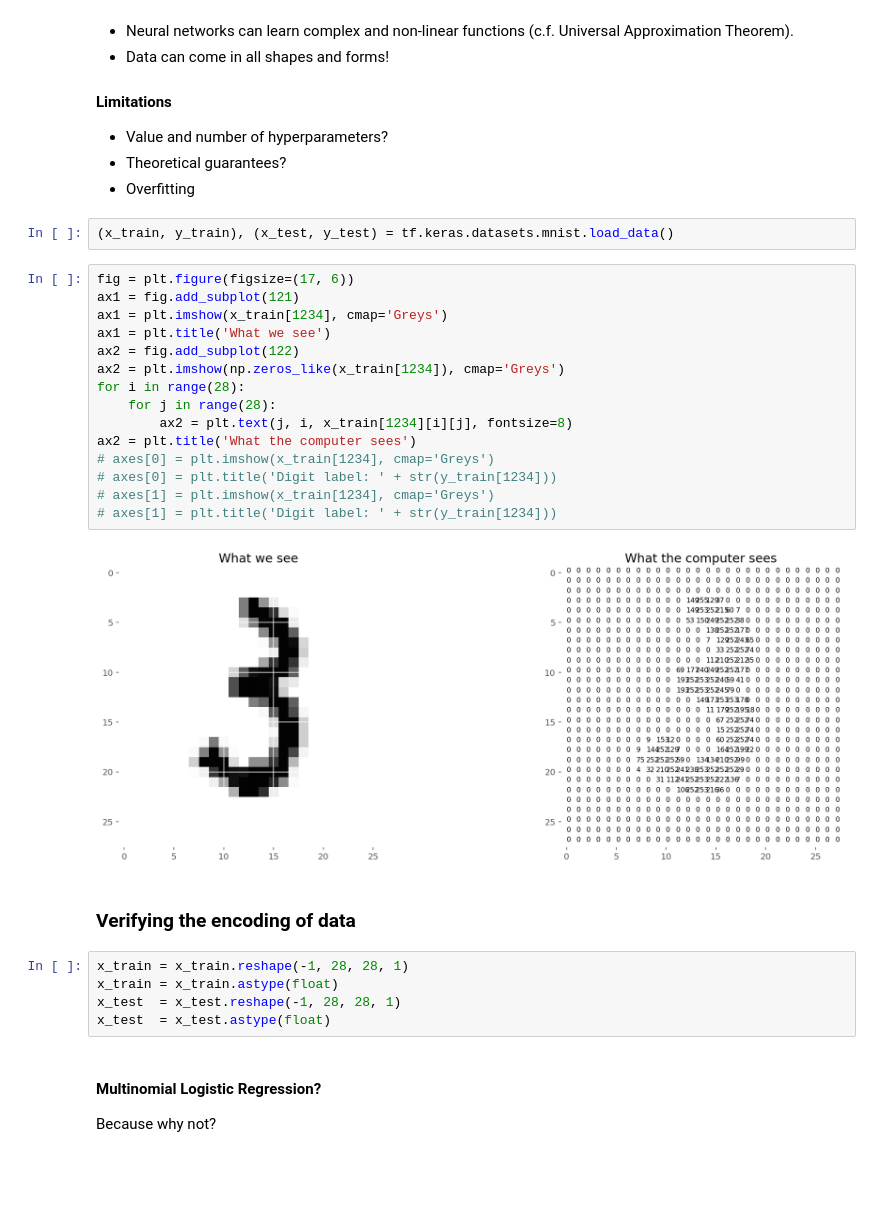
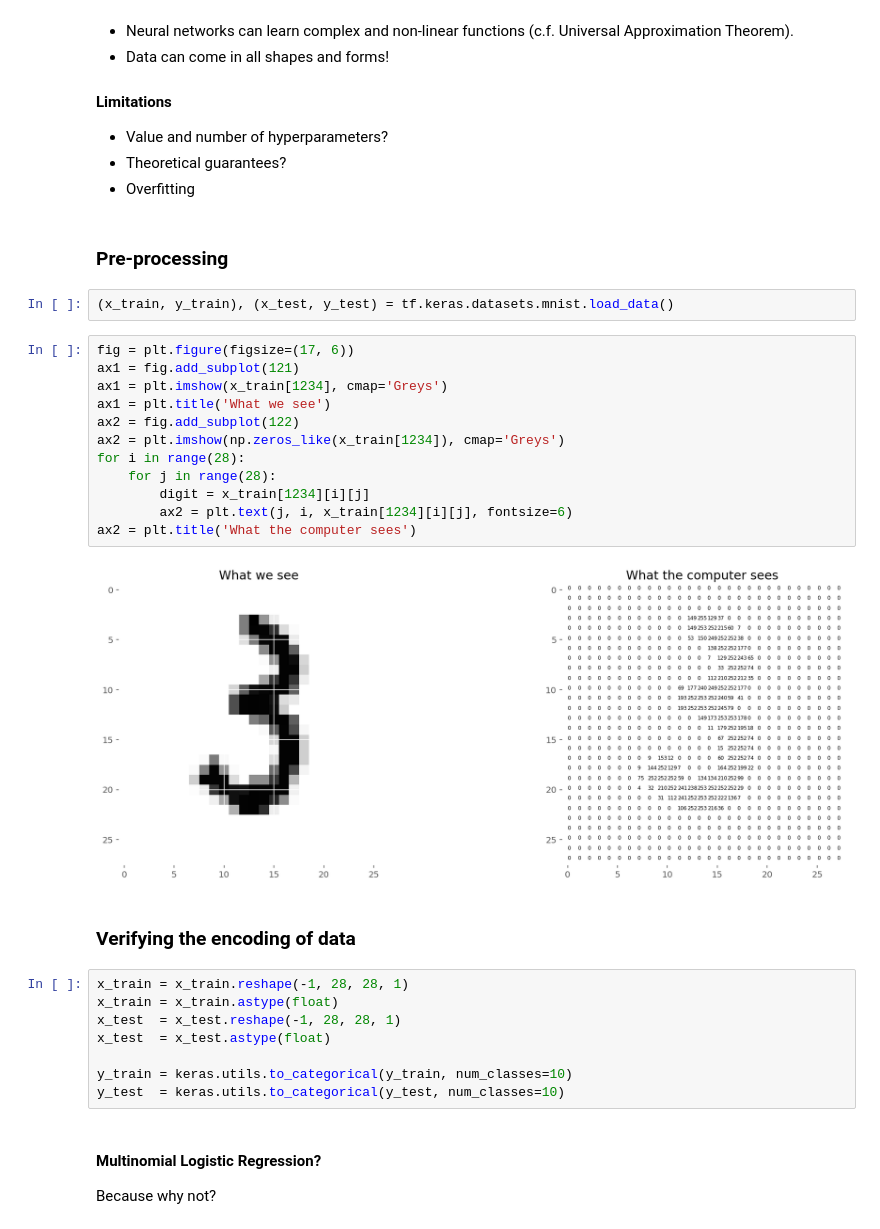
Before and after one commit to LarryShamalama/PHDS-Intro-to-NN, a Jupyter notebook: tutorial.ipynb, the cells around one changed output. Saved outputs shown, nothing was run; the diff lists cells and outputs as text; blank space fills up the shorter version.

```diff
--- a/tutorial.ipynb
+++ b/tutorial.ipynb
@@ -26,25 +30,24 @@ Generally, with neural networks and many inference procedures under the machine
 - Value and number of hyperparameters?
 - Theoretical guarantees?
 - Overfitting
+# %% [markdown]
+### Pre-processing
 # %%
 (x_train, y_train), (x_test, y_test) = tf.keras.datasets.mnist.load_data()
 # %%
 fig = plt.figure(figsize=(17, 6))
 ax1 = fig.add_subplot(121)
 ax1 = plt.imshow(x_train[1234], cmap='Greys')
 ax1 = plt.title('What we see')
 ax2 = fig.add_subplot(122)
 ax2 = plt.imshow(np.zeros_like(x_train[1234]), cmap='Greys')
 for i in range(28):
     for j in range(28):
-        ax2 = plt.text(j, i, x_train[1234][i][j], fontsize=8)
+        digit = x_train[1234][i][j]
+        ax2 = plt.text(j, i, x_train[1234][i][j], fontsize=6)
 ax2 = plt.title('What the computer sees')
-# axes[0] = plt.imshow(x_train[1234], cmap='Greys')
-# axes[0] = plt.title('Digit label: ' + str(y_train[1234]))
-# axes[1] = plt.imshow(x_train[1234], cmap='Greys')
-# axes[1] = plt.title('Digit label: ' + str(y_train[1234]))
 # %% [output]
-[figure, old version]
+[figure, new version]
 # %% [markdown]
 ### Verifying the encoding of data
 # %%
@@ -52,6 +55,9 @@ x_train = x_train.reshape(-1, 28, 28, 1)
 x_train = x_train.astype(float)
 x_test  = x_test.reshape(-1, 28, 28, 1)
 x_test  = x_test.astype(float)
+
+y_train = keras.utils.to_categorical(y_train, num_classes=10)
+y_test  = keras.utils.to_categorical(y_test, num_classes=10)
 # %% [markdown]
 #### Multinomial Logistic Regression?
 Because why not?
```
Also changed, not shown: parts of 4 cells of this notebook.
